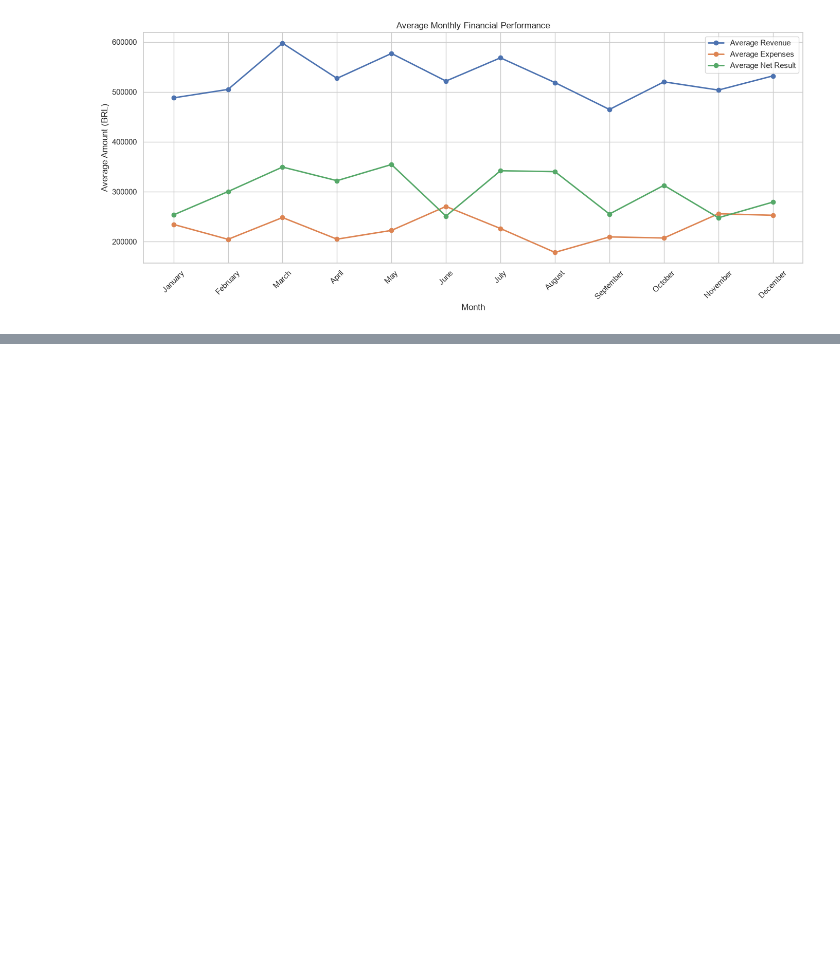
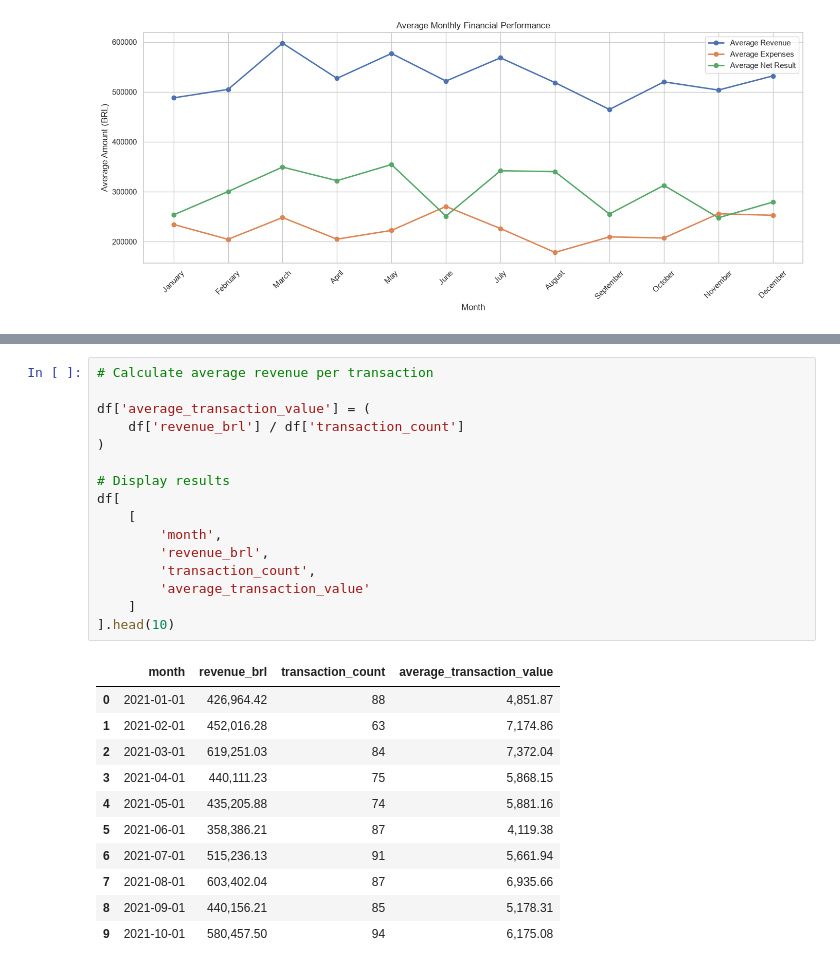
Before and after one commit to guilherme-santos-machado/portfolio-data-analytics, a Jupyter notebook: 03-exploratory-data-analysis-python/notebooks/02_exploratory_data_analysis.ipynb, the cells around one changed output, grey strips where cells are left out. Drawn from its saved outputs; the diff is of its cells as text; blank space fills up the shorter version.

```diff
--- a/03-exploratory-data-analysis-python/notebooks/02_exploratory_data_analysis.ipynb
+++ b/03-exploratory-data-analysis-python/notebooks/02_exploratory_data_analysis.ipynb
@@ -635,0 +714,28 @@ plt.show()
+# %%
+# Calculate average revenue per transaction
+
+df['average_transaction_value'] = (
+    df['revenue_brl'] / df['transaction_count']
+)
+
+# Display results
+df[
+    [
+        'month',
+        'revenue_brl',
+        'transaction_count',
+        'average_transaction_value'
+    ]
+].head(10)
+# %% [output]
+|  | month | revenue_brl | transaction_count | average_transaction_value |
+| 0 | 2021-01-01 | 426,964.42 | 88 | 4,851.87 |
+| 1 | 2021-02-01 | 452,016.28 | 63 | 7,174.86 |
+| 2 | 2021-03-01 | 619,251.03 | 84 | 7,372.04 |
+| 3 | 2021-04-01 | 440,111.23 | 75 | 5,868.15 |
+| 4 | 2021-05-01 | 435,205.88 | 74 | 5,881.16 |
+| 5 | 2021-06-01 | 358,386.21 | 87 | 4,119.38 |
+| 6 | 2021-07-01 | 515,236.13 | 91 | 5,661.94 |
+| 7 | 2021-08-01 | 603,402.04 | 87 | 6,935.66 |
+| 8 | 2021-09-01 | 440,156.21 | 85 | 5,178.31 |
+| 9 | 2021-10-01 | 580,457.50 | 94 | 6,175.08 |
```
Also changed, not shown: parts of 8 cells of this notebook.
